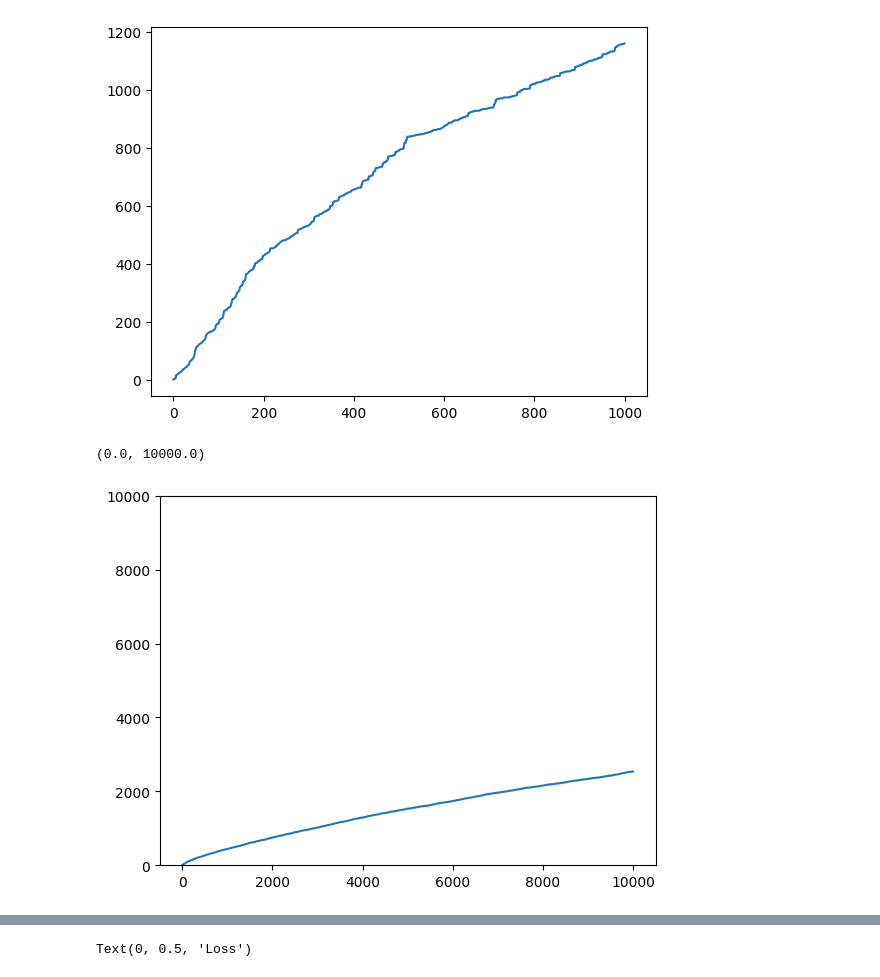
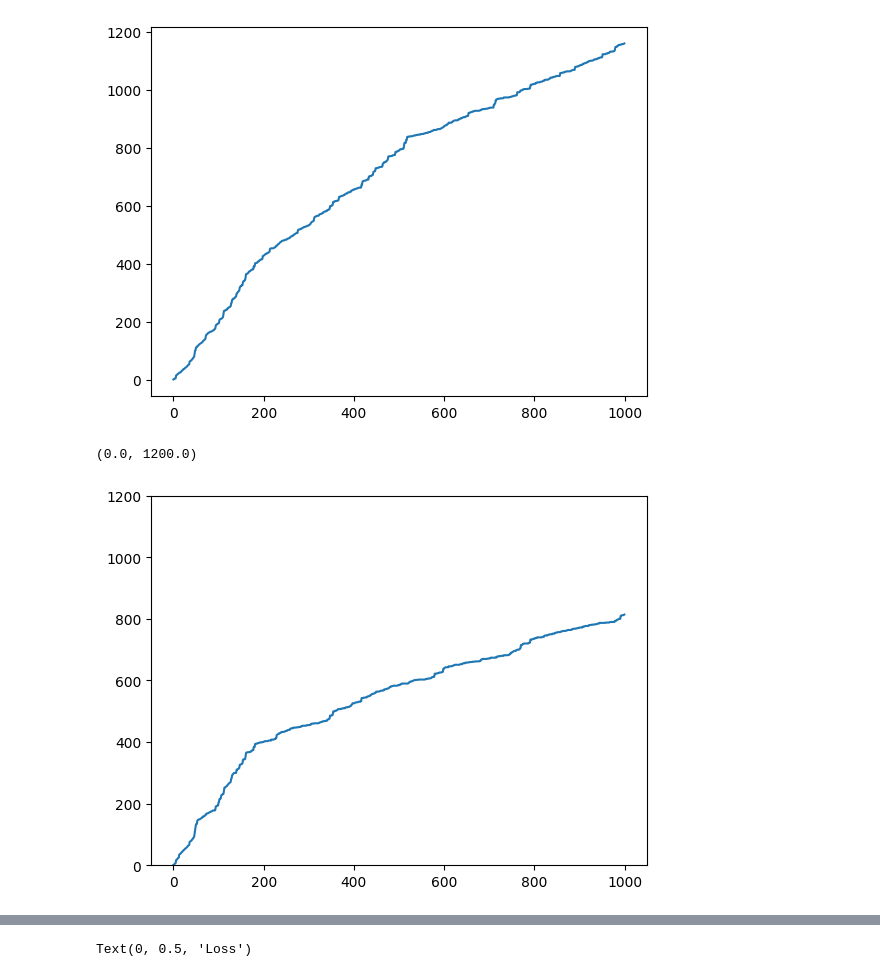
Before and after one commit to MaxHeuillet/neuralCBPside, a Jupyter notebook: benchmark_case3.ipynb, the cells around one changed output, grey strips where cells are left out. Drawn from its saved outputs; the diff is of its cells as text; code cells hidden in the pictures.

```diff
--- a/benchmark_case3.ipynb
+++ b/benchmark_case3.ipynb
@@ -78,7 +78,7 @@ random.seed(seed)
 
 m = 100
 H = 200
-horizon = 50
+horizon = 1000
 
 ##### train and test data:
 
@@ -183,7 +143,7 @@ plt.plot( np.cumsum(cumRegret) )
 [figure]
 # %%
 plt.plot( np.cumsum(cumRegret) )
-plt.ylim( (0,10000) )
+plt.ylim( (0,1200) )
 # %% [output]
-(0.0, 10000.0)
+(0.0, 1200.0)
-[figure, old version]
+[figure, new version]
```
Also changed, not shown: parts of 4 cells of this notebook.
